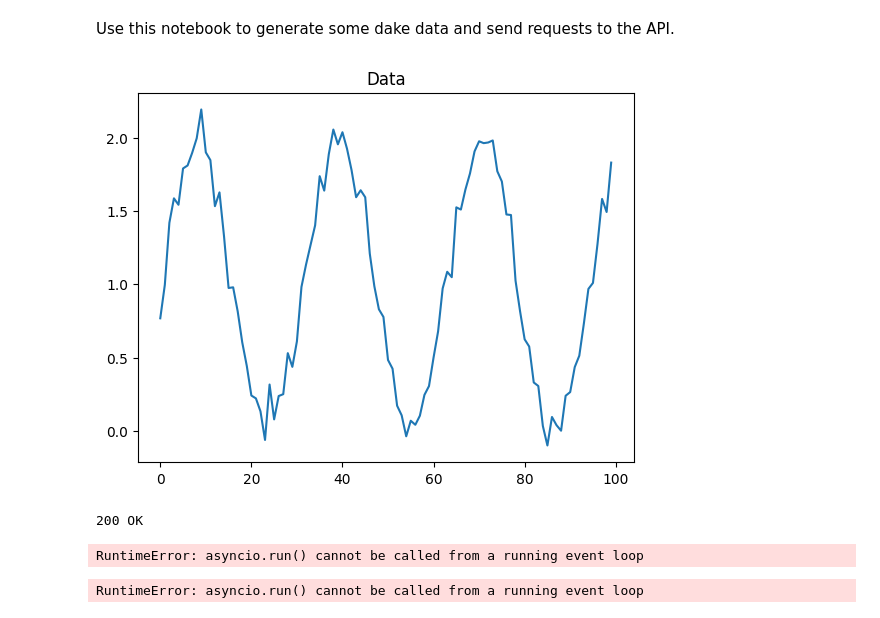
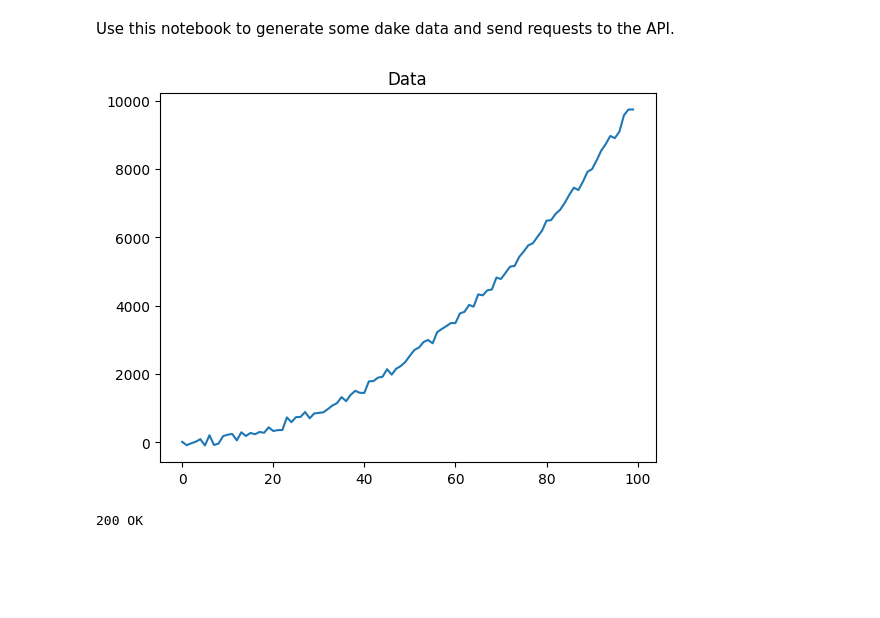
Before and after one commit to Victor-Botelho/forecast-api, a Jupyter notebook: notebooks/explore.ipynb, the cells around one changed output. Cells and saved outputs as stored; diff of their text form; code cells hidden in the pictures; blank space fills up the shorter version.

```diff
--- a/notebooks/explore.ipynb
+++ b/notebooks/explore.ipynb
@@ -22,38 +21,38 @@ def generate_exponential(n: int, a: float, std: float = 1):
     x = np.arange(n)
     noise = np.random.normal(0, std, n)
     y = a + x**2 + noise
     return x, y
 
 
 # Generate some data of the form y = a + sin(x) + noise, of length n
 def generate_sin(n: int, a: float, std: float = 1):
     FREQUENCY = 0.2
     x = np.arange(n)
     noise = np.random.normal(0, std, n)
     y = a + np.sin(FREQUENCY * x) + noise
     return x, y
 
 
 # Generate some data of the form y = a + log(x) + noise, of length n
 def generate_log(n: int, a: float, std: float = 1):
     x = np.arange(n)
     x = np.where(x == 0, 1, x)  # Replace all 0s in x with 1s
     noise = np.random.normal(0, std, n)
     y = a + np.log(x) + noise
     return x, y
 
 
-# _, y = generate_linear(20, 1, 0.5)
-# _, y = generate_exponential(100, 1, 100)
-_, y = generate_sin(100, 1, 0.1)
-# _, y = generate_log(100, 1, 0.3)
+# _, y = generate_linear(100, 1, 0.5)
+_, y = generate_exponential(100, 1, 100)
+# _, y = generate_sin(100, 1, 0.1)
+# _, y = generate_log(100, 1, 0.1)
 
 # Plot the data
 plt.plot(y)
 plt.title('Data')
 plt.show()
 # %% [output]
-[figure, old version]
+[figure, new version]
 # %%
 # Run a POST request to the server
 payload = {
@@ -74,69 +72,3 @@ predictions = response_json['predictions']
 print(response.status_code, response.reason)
 # %% [output]
 200 OK
-# %%
-import aiohttp
-import json
-import asyncio
-
-async def make_post_request(url, data):
-    async with aiohttp.ClientSession() as session:
-        async with session.post(url, json=data) as response:
-            return await response.text()
-
-
-response_text = asyncio.run(make_post_request(url, payload))
-print(response_text)
-# %% [output]
-RuntimeError: asyncio.run() cannot be called from a running event loop
-# %%
-import json
-import requests
-import numpy as np
-import asyncio
-import time
-
-async def async_make_requests(data_generator, data_params, server_url, horizon, n):
-    results = []
-
-    for _ in range(n):
-        start_time = time.time()
-
-        # Generate data using the specified data generator and parameters
-        x, y = data_generator(**data_params)
-
-        # Prepare the payload for the POST request
-        payload = {
-            'model': 'fast',
-            'horizon': horizon,
-            'series': y.round(2).tolist()
-        }
-        payload_json = json.dumps(payload)
-
-        # Make an asynchronous POST request to the server
-        async with aiohttp.ClientSession() as session:
-            async with session.post(server_url, data=payload_json) as response:
-                status_code = response.status
-                response_json = await response.json()
-                elapsed_time = time.time() - start_time
-
-                result = {
-                    'status_code': status_code,
-                    'elapsed_time': elapsed_time,
-                    'parameters': data_params,
-                }
-
-                results.append(result)
-
-    return results
-
-# Example usage:
-data_params = {'n': 20, 'a': 1, 'std': 0.5}
-server_url = 'https://forecast-api-fm46betxta-uc.a.run.app/forecast'
-horizon = 5
-n_requests = 10
-data_generator = generate_linear
-
-asyncio.run(async_make_requests(data_generator, data_params, server_url, horizon, n_requests))
-# %% [output]
-RuntimeError: asyncio.run() cannot be called from a running event loop
```
Also changed, not shown: parts of 8 cells of this notebook.
